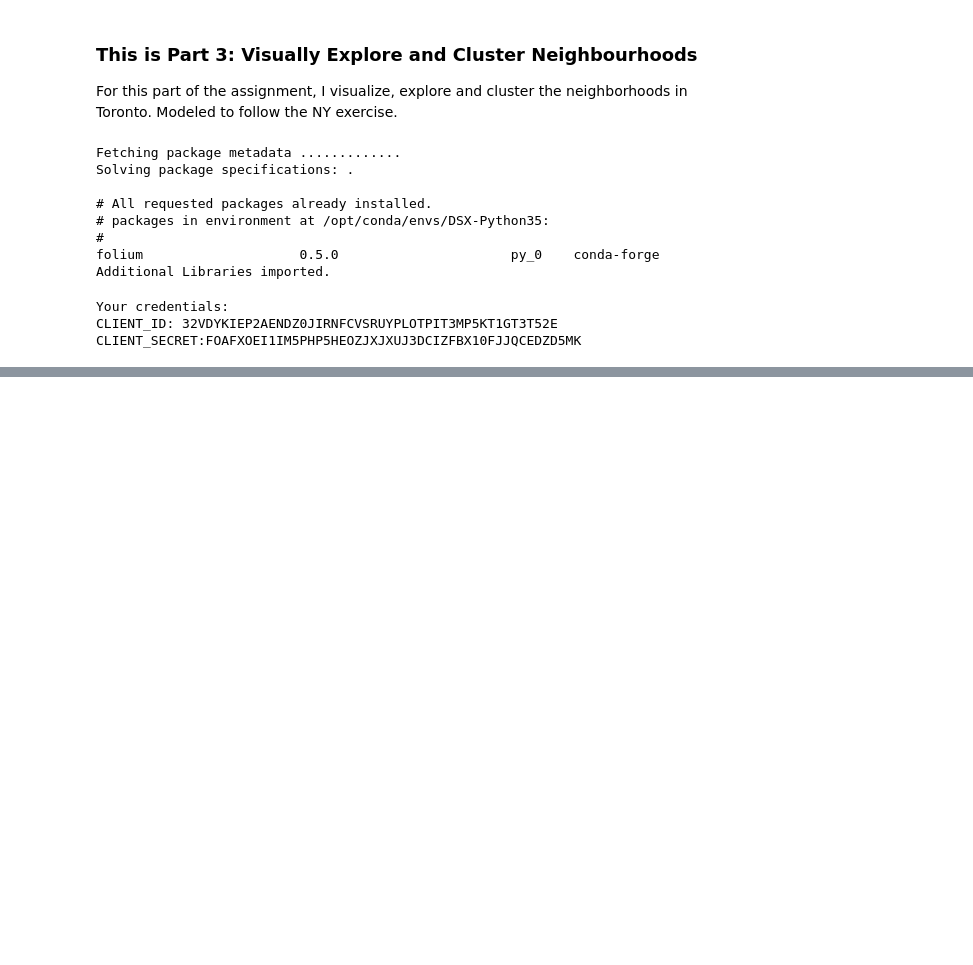
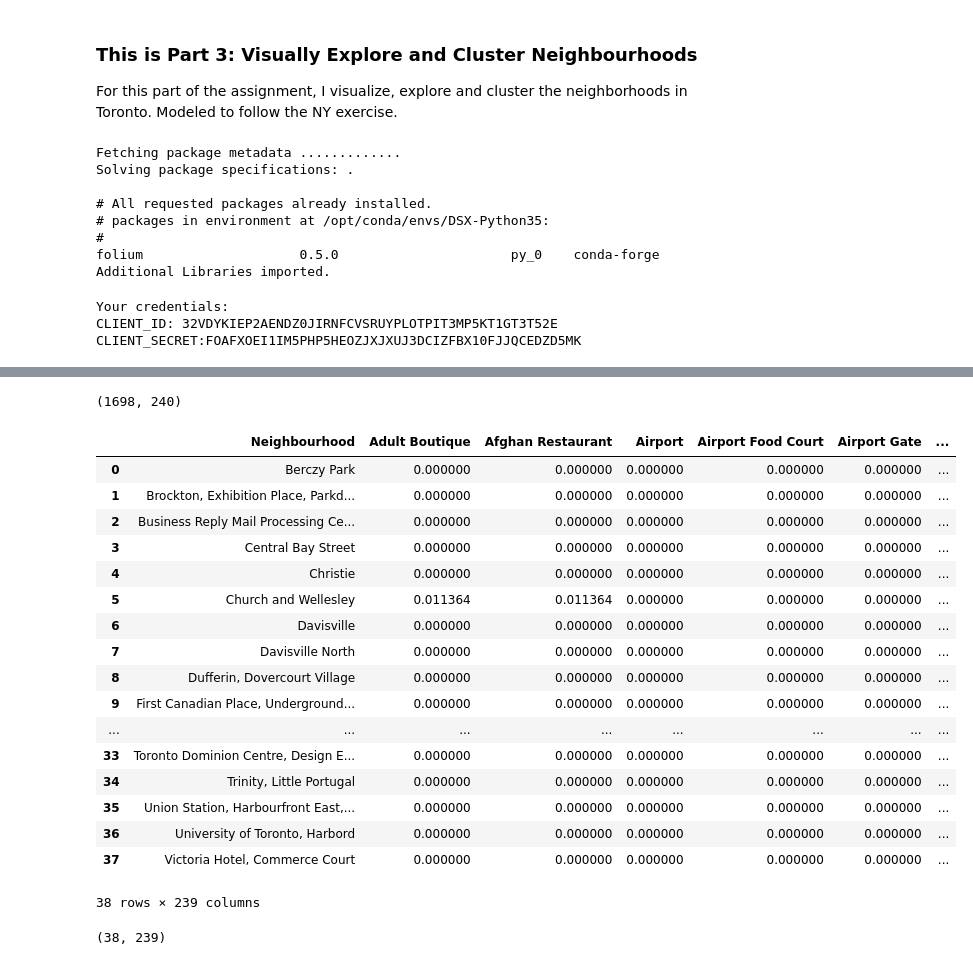
Before and after one commit to TimBrianBrady/Coursera_Capstone, a Jupyter notebook: Coursera - IBM Data Science Capstone - Week 3 - Part 1.ipynb, the cells around one changed output, grey strips where cells are left out. Drawn from its saved outputs; the diff is of its cells as text; code cells hidden in the pictures; blank space fills up the shorter version.

```diff
--- a/Coursera - IBM Data Science Capstone - Week 3 - Part 1.ipynb
+++ b/Coursera - IBM Data Science Capstone - Week 3 - Part 1.ipynb
@@ -268,0 +261,6 @@ toronto_data = df[mergedData.Borough]
+# %%
+# Narrow the scope of the data to just Borough's containing "Toronto"
+toronto_data = mergedData[mergedData["Borough"].str.contains("Toronto")].reset_index(drop=True)
+
+# Check dataframe
+toronto_data.head()
@@ -268,0 +274,8 @@ toronto_data = df[mergedData.Borough]
+# %%
+# Define Toronto borough's latitude and longtitude values.
+
+t_borough_name = toronto_data.loc[0, "Borough"] # Borough Name
+t_borough_neighbourhood = toronto_data.loc[0, "Neighbourhood"] # Borough Neighbourhood
+
+t_borough_lat = toronto_data.loc[0, "Latitude"] # Borough Latitude Value
+t_borough_lon = toronto_data.loc[0, "Longitude"] # Borough Longtitude Value
@@ -343,0 +477,19 @@ def getTorontoVenues(names, latitudes, longitudes, radius=500):
+# %%
+# one hot encoding
+toronto_onehot = pd.get_dummies(toronto_venues[["Venue Category"]], prefix="", prefix_sep="")
+
+# add neighborhood column back to dataframe
+toronto_onehot["Neighbourhood"] = toronto_venues["Neighbourhood"]
+
+# move neighborhood column to the first column
+fixed_columns = [toronto_onehot.columns[-1]] + list(toronto_onehot.columns[:-1])
+toronto_onehot = toronto_onehot[fixed_columns]
+
+# add borough column back to dataframe
+toronto_onehot["Borough"] = toronto_venues["Borough"]
+
+# move borough column to the first column
+fixed_columns = [toronto_onehot.columns[-1]] + list(toronto_onehot.columns[:-1])
+toronto_onehot = toronto_onehot[fixed_columns]
+
+toronto_onehot.head()
@@ -343,0 +504,33 @@ def getTorontoVenues(names, latitudes, longitudes, radius=500):
+# %%
+# check the new dataframe size
+toronto_onehot.shape
+# %% [output]
+(1698, 240)
+# %%
+# group rows by neighbourhood based on the mean frequency of each category.
+toronto_grouped = toronto_onehot.groupby("Neighbourhood").mean().reset_index()
+toronto_grouped
+# %% [output]
+|  | Neighbourhood | Adult Boutique | Afghan Restaurant | Airport | Airport Food Court | Airport Gate | ... |
+| 0 | Berczy Park | 0.000000 | 0.000000 | 0.000000 | 0.000000 | 0.000000 | ... |
+| 1 | Brockton, Exhibition Place, Parkd... | 0.000000 | 0.000000 | 0.000000 | 0.000000 | 0.000000 | ... |
+| 2 | Business Reply Mail Processing Ce... | 0.000000 | 0.000000 | 0.000000 | 0.000000 | 0.000000 | ... |
+| 3 | Central Bay Street | 0.000000 | 0.000000 | 0.000000 | 0.000000 | 0.000000 | ... |
+| 4 | Christie | 0.000000 | 0.000000 | 0.000000 | 0.000000 | 0.000000 | ... |
+| 5 | Church and Wellesley | 0.011364 | 0.011364 | 0.000000 | 0.000000 | 0.000000 | ... |
+| 6 | Davisville | 0.000000 | 0.000000 | 0.000000 | 0.000000 | 0.000000 | ... |
+| 7 | Davisville North | 0.000000 | 0.000000 | 0.000000 | 0.000000 | 0.000000 | ... |
+| 8 | Dufferin, Dovercourt Village | 0.000000 | 0.000000 | 0.000000 | 0.000000 | 0.000000 | ... |
+| 9 | First Canadian Place, Underground... | 0.000000 | 0.000000 | 0.000000 | 0.000000 | 0.000000 | ... |
+| ... | ... | ... | ... | ... | ... | ... | ... |
+| 33 | Toronto Dominion Centre, Design E... | 0.000000 | 0.000000 | 0.000000 | 0.000000 | 0.000000 | ... |
+| 34 | Trinity, Little Portugal | 0.000000 | 0.000000 | 0.000000 | 0.000000 | 0.000000 | ... |
+| 35 | Union Station, Harbourfront East,... | 0.000000 | 0.000000 | 0.000000 | 0.000000 | 0.000000 | ... |
+| 36 | University of Toronto, Harbord | 0.000000 | 0.000000 | 0.000000 | 0.000000 | 0.000000 | ... |
+| 37 | Victoria Hotel, Commerce Court | 0.000000 | 0.000000 | 0.000000 | 0.000000 | 0.000000 | ... |
+38 rows × 239 columns
+# %%
+# Check the grouped size of the dataframe
+toronto_grouped.shape
+# %% [output]
+(38, 239)
```
Also changed, not shown: parts of 37 cells of this notebook.
